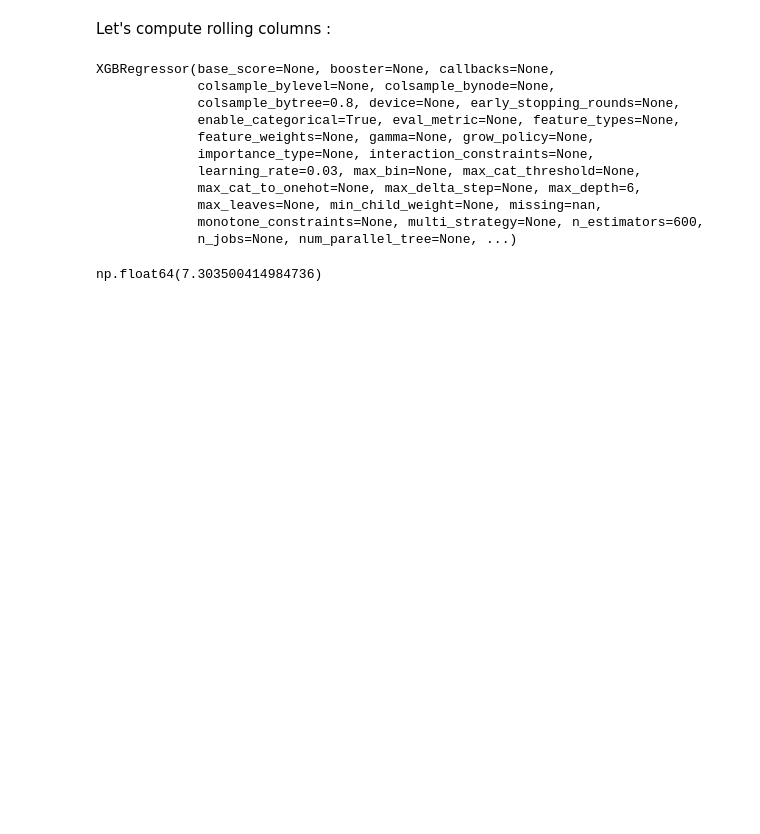
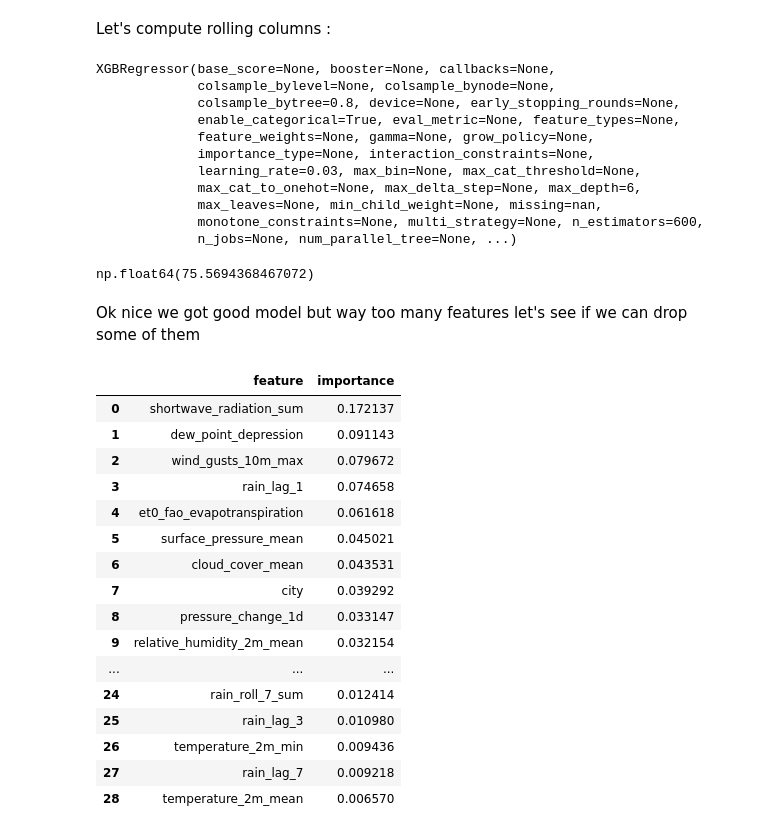
Before and after one commit to lahsainiyazid/agro_hack, a Jupyter notebook: 1_Traditional_ml/notebooks/xgb.ipynb, the cells around one changed output. Cells and saved outputs as stored; diff of their text form; code cells hidden in the pictures; blank space fills up the shorter version.

Commit message:
75% mae but no data leakage this time

```diff
--- a/1_Traditional_ml/notebooks/xgb.ipynb
+++ b/1_Traditional_ml/notebooks/xgb.ipynb
@@ -111,7 +111,7 @@ test=df.groupby('city',group_keys=False).apply(lambda g:g.tail(int (len(g)*0.2))
 df_train=df.drop(test.index)
 df_test=df.loc[test.index]
 # %%
-cols_to_drop=['precipitation_sum', 'precipitation_hours', 'month','date']
+cols_to_drop=['precipitation_sum', 'precipitation_hours', 'month','date','rain_sum']
 df=df.dropna()
 df['city']=df['city'].astype('category')
 # %%
@@ -146,4 +146,31 @@ from sklearn.metrics import mean_absolute_error
 mae_0=mean_absolute_error(y_pred_0,y_test)
 (mae_0/y_test.mean())*100
 # %% [output]
-np.float64(7.303500414984736)
+np.float64(75.5694368467072)
+# %% [markdown]
+Ok nice we got good model but way too many features let's see if we can drop some of them
+# %%
+def get_feature_importance(model,features):
+    df_importance=pd.DataFrame({'feature':features,
+                              'importance':model.feature_importances_}).sort_values('importance',ascending=False).reset_index(drop=True)
+    return df_importance
+# %%
+get_feature_importance(v0,X_train.columns.tolist())
+# %% [output]
+|  | feature | importance |
+| 0 | shortwave_radiation_sum | 0.172137 |
+| 1 | dew_point_depression | 0.091143 |
+| 2 | wind_gusts_10m_max | 0.079672 |
+| 3 | rain_lag_1 | 0.074658 |
+| 4 | et0_fao_evapotranspiration | 0.061618 |
+| 5 | surface_pressure_mean | 0.045021 |
+| 6 | cloud_cover_mean | 0.043531 |
+| 7 | city | 0.039292 |
+| 8 | pressure_change_1d | 0.033147 |
+| 9 | relative_humidity_2m_mean | 0.032154 |
+| ... | ... | ... |
+| 24 | rain_roll_7_sum | 0.012414 |
+| 25 | rain_lag_3 | 0.010980 |
+| 26 | temperature_2m_min | 0.009436 |
+| 27 | rain_lag_7 | 0.009218 |
+| 28 | temperature_2m_mean | 0.006570 |
```
